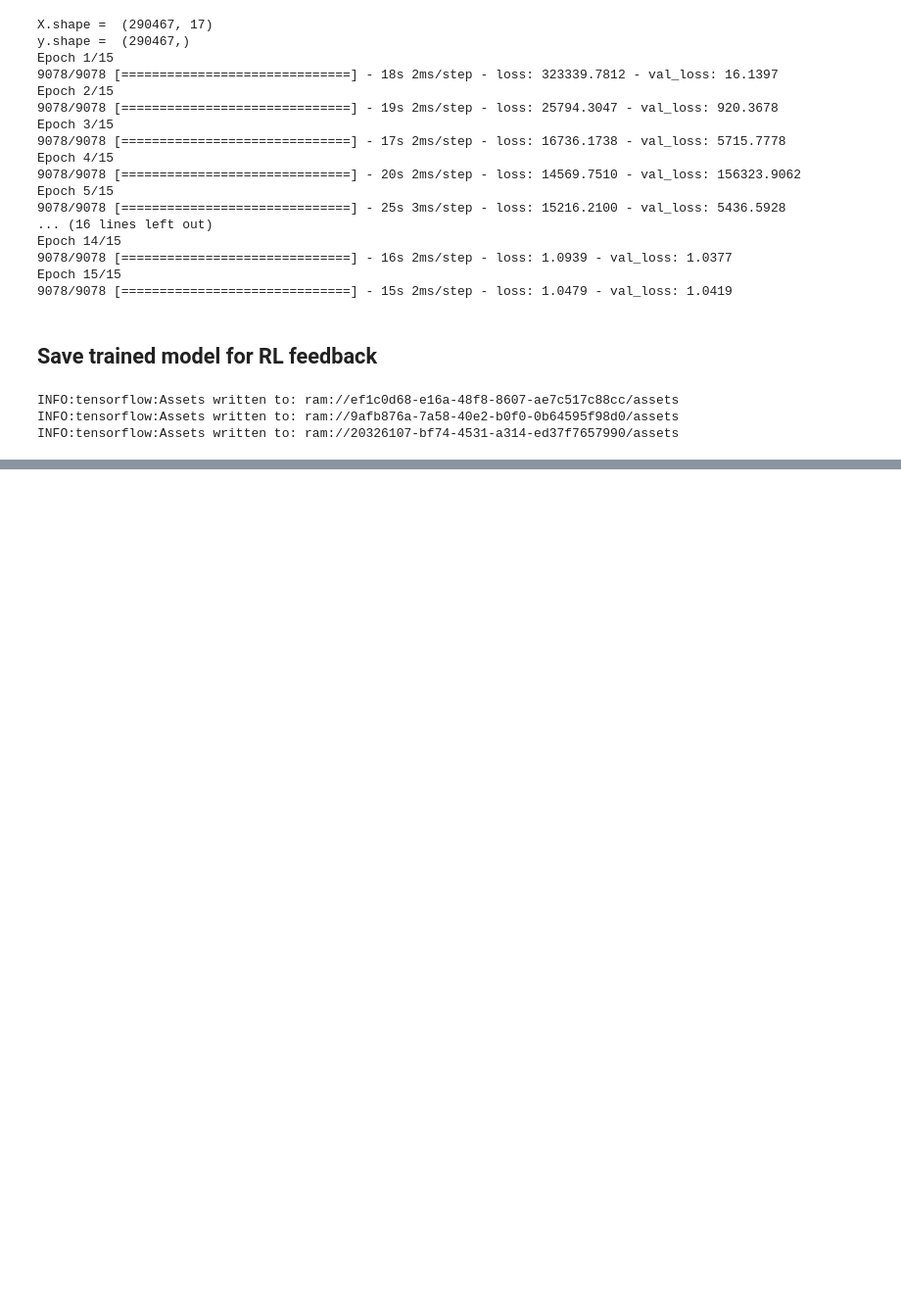
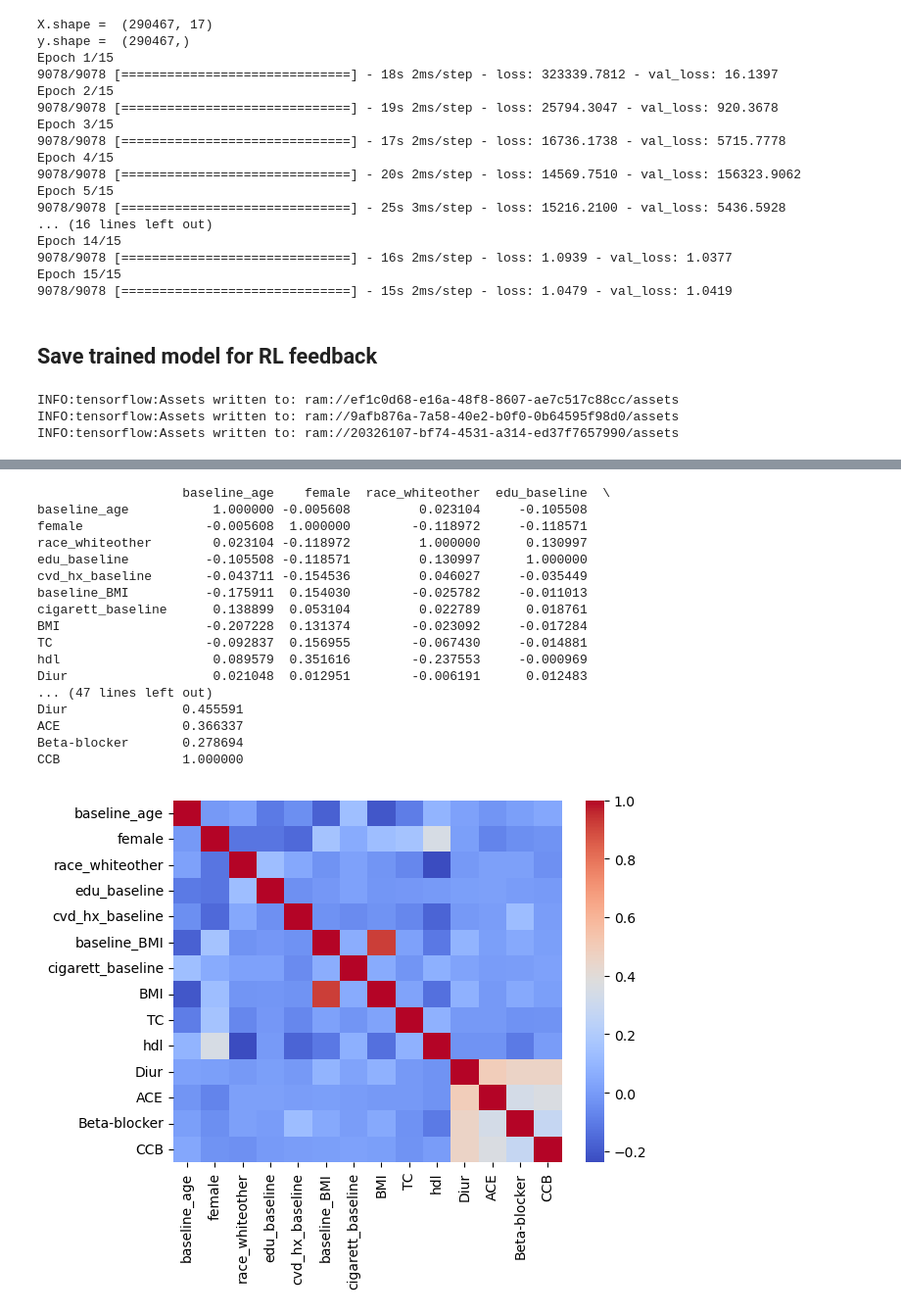
Before and after one commit to tian1327/Accord-RL, a Jupyter notebook: Contextual/train_feedback_estimators_v2.ipynb, the cells around one changed output, grey strips where cells are left out. Shown at 98% size. Cells and saved outputs as stored; diff of their text form; code cells hidden in the pictures; blank space fills up the shorter version.

```diff
--- a/Contextual/train_feedback_estimators_v2.ipynb
+++ b/Contextual/train_feedback_estimators_v2.ipynb
@@ -564,0 +670,33 @@ INFO:tensorflow:Assets written to: ram://20326107-bf74-4531-a314-ed37f7657990/as
+# %%
+# compute the correlation between each feature in df[fea_cols]
+corr = df[fea_cols].corr()
+print(corr)
+
+# plot the correlation matrix using seaborn
+import seaborn as sns
+
+# change colormap to 'coolwarm'
+sns.heatmap(corr,
+            xticklabels=corr.columns.values,
+            yticklabels=corr.columns.values,
+            cmap='coolwarm')
+plt.show()
+# %% [output]
+                   baseline_age    female  race_whiteother  edu_baseline  \
+baseline_age           1.000000 -0.005608         0.023104     -0.105508
+female                -0.005608  1.000000        -0.118972     -0.118571
+race_whiteother        0.023104 -0.118972         1.000000      0.130997
+edu_baseline          -0.105508 -0.118571         0.130997      1.000000
+cvd_hx_baseline       -0.043711 -0.154536         0.046027     -0.035449
+baseline_BMI          -0.175911  0.154030        -0.025782     -0.011013
+cigarett_baseline      0.138899  0.053104         0.022789      0.018761
+BMI                   -0.207228  0.131374        -0.023092     -0.017284
+TC                    -0.092837  0.156955        -0.067430     -0.014881
+hdl                    0.089579  0.351616        -0.237553     -0.000969
+Diur                   0.021048  0.012951        -0.006191      0.012483
+... (47 lines left out)
+Diur               0.455591
+ACE                0.366337
+Beta-blocker       0.278694
+CCB                1.000000
+[figure, added]
```
Also changed, not shown: parts of 16 cells of this notebook.
